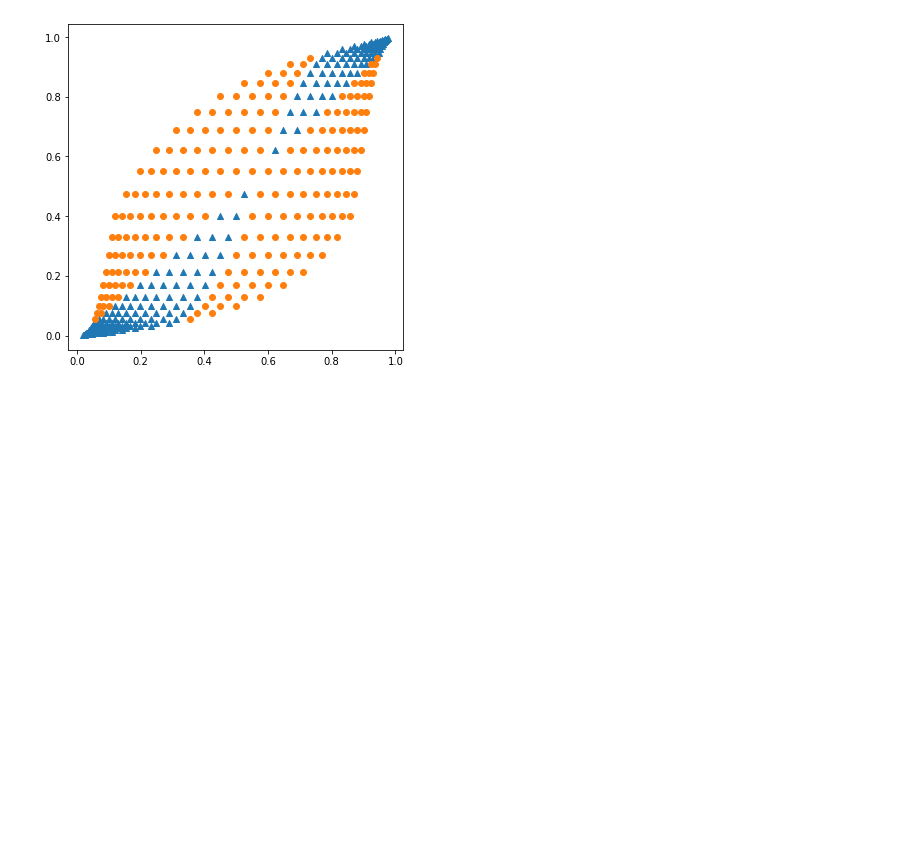
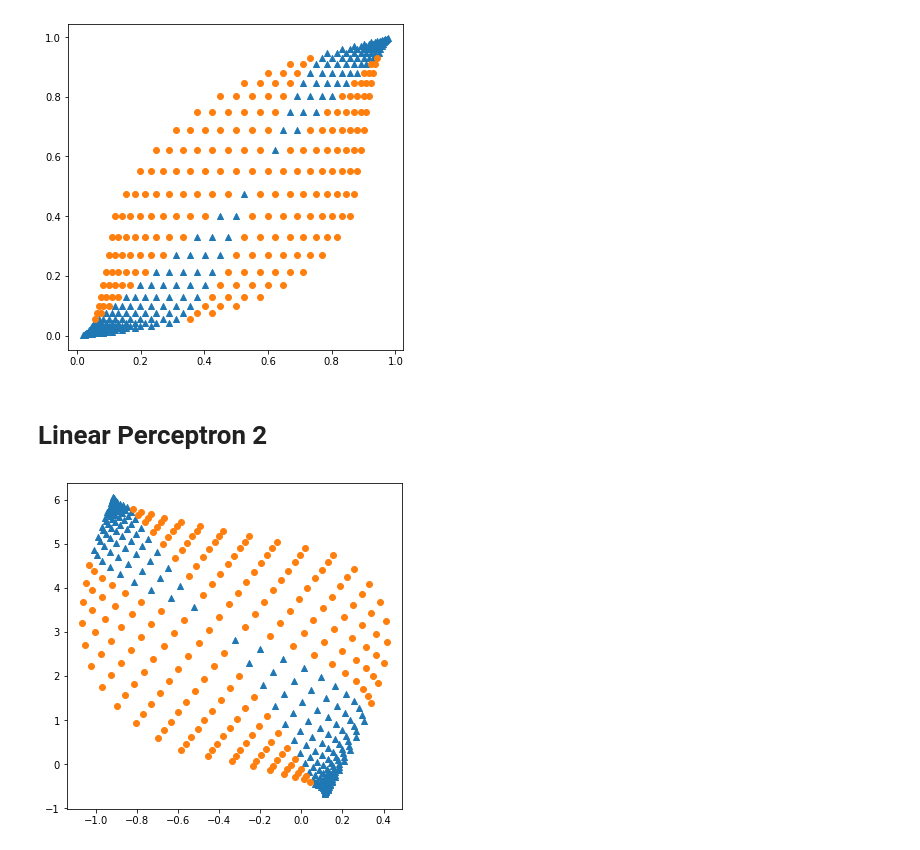
Before and after one commit to panghanwu/build_neural_network_python, a Jupyter notebook: coordinate_transformation.ipynb, the cells around one changed output. Cells and saved outputs as stored; diff of their text form; code cells hidden in the pictures; blank space fills up the shorter version.

```diff
--- a/coordinate_transformation.ipynb
+++ b/coordinate_transformation.ipynb
@@ -123,3 +125,38 @@ plt.scatter(circle_x_0, circle_x_1, marker='o')
 plt.show()
 # %% [output]
 [figure]
+# %% [markdown]
+# Linear Perceptron 2
+# %%
+# weights
+w = np.array([[1.0,6.0],
+        [-2.0,1.0]])
+b = np.array([0.1,-0.8])
+
+data_proception2 = data_activation.copy()
+# implement proception
+for i in range(400):
+  data_proception2[i,0:2] = proception(data_activation[i,0:2], w, b)
+
+# container of markers
+triangle_x_0 = []
+triangle_x_1 = []
+circle_x_0 = []
+circle_x_1 = []
+
+# classify
+for i in range(400):
+  if data[i,2] == 1.:
+    triangle_x_0.append(data_proception2[i,0])
+    triangle_x_1.append(data_proception2[i,1])
+  else:
+    circle_x_0.append(data_proception2[i,0])
+    circle_x_1.append(data_proception2[i,1])
+
+# plot scatter
+plt.figure(figsize=(6,6))
+plt.scatter(triangle_x_0, triangle_x_1, marker='^')
+plt.scatter(circle_x_0, circle_x_1, marker='o')
+plt.show()
+# %% [output]
+[figure, added]
```
Also changed, not shown: parts of 5 cells of this notebook.
